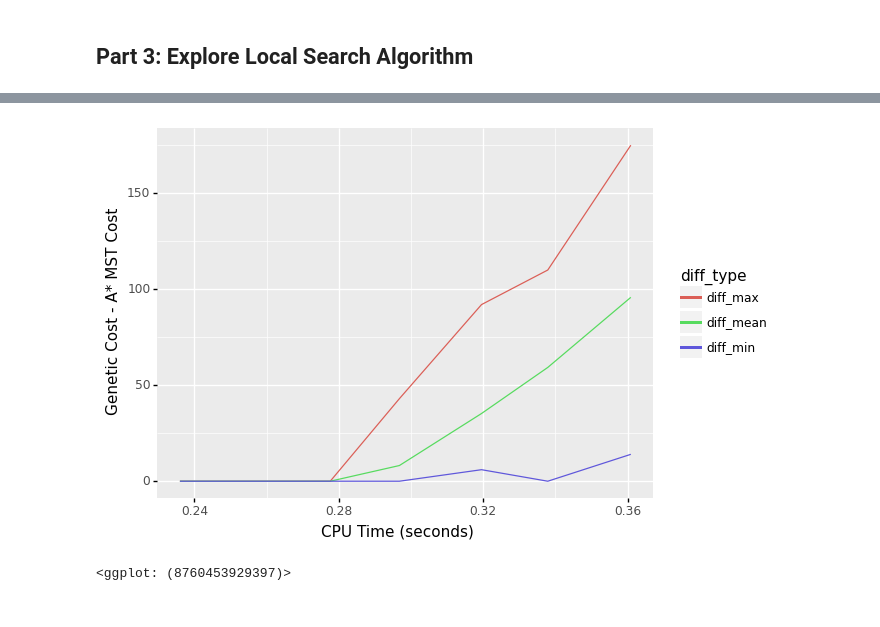
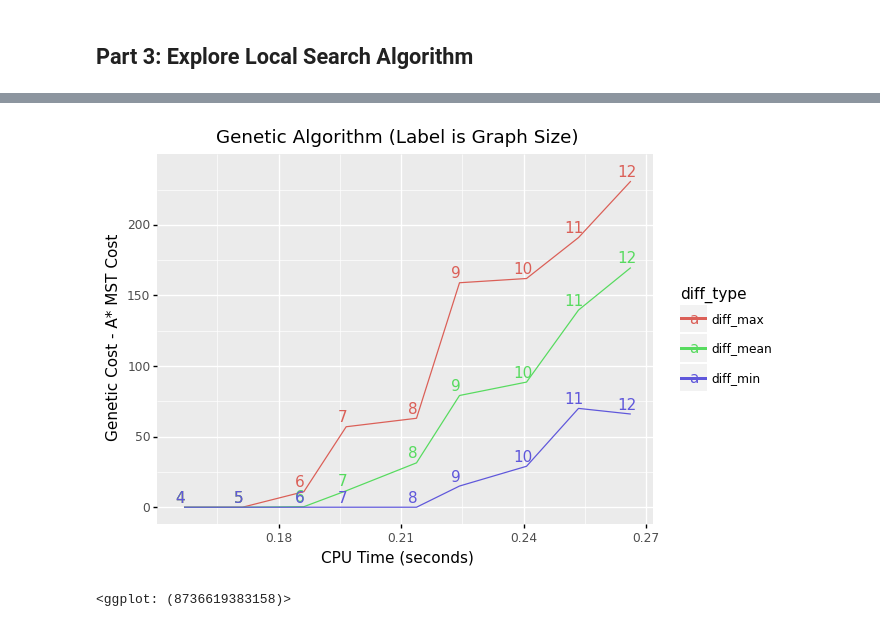
Before and after one commit to wilgaboury/cmsc421project1, a Jupyter notebook: Project_1.ipynb, the cells around one changed output, grey strips where cells are left out. Saved outputs shown, nothing was run; the diff lists cells and outputs as text; code cells hidden in the pictures.

```diff
--- a/Project_1.ipynb
+++ b/Project_1.ipynb
@@ -21,8 +20,6 @@ def gen_graphs(n):
     return result
 
 families = [
-#     (2, gen_graphs(2)),
-#     (3, gen_graphs(3)),
     (4, gen_graphs(4)),
     (5, gen_graphs(5)),
     (6, gen_graphs(6)),
@@ -30,6 +27,6 @@ families = [
     (8, gen_graphs(8)),
     (9, gen_graphs(9)),
     (10, gen_graphs(10)),
-#     (11, gen_graphs(11)),
-#     (12, gen_graphs(12))
+    (11, gen_graphs(11)),
+    (12, gen_graphs(12))
 ]
@@ -305,0 +358,16 @@ Again since MST, Cheapest Remaining Edge, and Uniform Cost Search are all admiss
+# %%
+plt.rcParams['figure.figsize'] = [12, 8]
+plt.rcParams['figure.dpi'] = 80
+
+fig, ax1 = plt.subplots()
+n = list(map(lambda e: e[0], families))
+
+ax1.set_xlabel('N')
+ax1.set_ylabel('Difference In Nodes Expanded')
+for name, color in [('uniform_cost', 'r'), ('random_edge', 'b'), ('smallest_edge', 'g')]:
+    ax1.plot(n, df_plot[df_plot.h == name].node_count_mean, color=color, marker='s', label=name, alpha=0.75)
+    ax1.plot(n, df_plot[df_plot.h == name].node_count_max, color=color, marker='^', linestyle='dashed', alpha=0.5)
+    ax1.plot(n, df_plot[df_plot.h == name].node_count_min, color=color, marker='v', linestyle='dashed', alpha=0.5)
+ax1.legend(loc='upper left')
+plt.title('Nodes Expanded: Different Between MST and Others')
+plt.show()
@@ -340,22 +410,19 @@ families = [
     (8, gen_graphs(8)),
     (9, gen_graphs(9)),
     (10, gen_graphs(10)),
-
-#     (5, gen_graphs(5)),
-#     (10, gen_graphs(10)),
-#     (15, gen_graphs(15)),
-#     (20, gen_graphs(20)),
+    (11, gen_graphs(11)),
+    (12, gen_graphs(12)),
 ]
 # %%
 # contants for algorithms
 
-hill_climbing_restarts = 100
+hill_climbing_restarts = 500
 
-simulated_annealing_iterations = 100
-simulated_annealing_cooling_factor = 0.96
+simulated_annealing_iterations = 1000
+simulated_annealing_cooling_factor = 0.995
 
-genetic_alg_iterations = 250
-genetic_alg_population_size = 250
+genetic_alg_iterations = 200
+genetic_alg_population_size = 200
 genetic_alg_mutation_factor = 0.5
 # %%
 funcs = {
@@ -459,10 +556,11 @@ df_diff_summary = pd.melt(df_diff_summary, id_vars=['n', 'search_type', 'cpu_tim
 # %%
 (
     p9.ggplot(df_diff_summary[df_diff_summary['search_type'] == 'genetic_algorithm'],
               p9.aes(x='cpu_time_mean', y='diff_value', color='diff_type'))
         + p9.geom_line()
-        + p9.labs(x='CPU Time (seconds)', y='Genetic Cost - A* MST Cost')
+        + p9.geom_text(p9.aes(label='n'), nudge_x=-.001, nudge_y=7)
+        + p9.labs(title='Genetic Algorithm (Label is Graph Size)', x='CPU Time (seconds)', y='Genetic Cost - A* MST Cost')
 )
 # %% [output]
-[figure, old version]
+[figure, new version]
-<ggplot: (8760453929397)>
+<ggplot: (8736619383158)>
```
Also changed, not shown: parts of 31 cells of this notebook.
